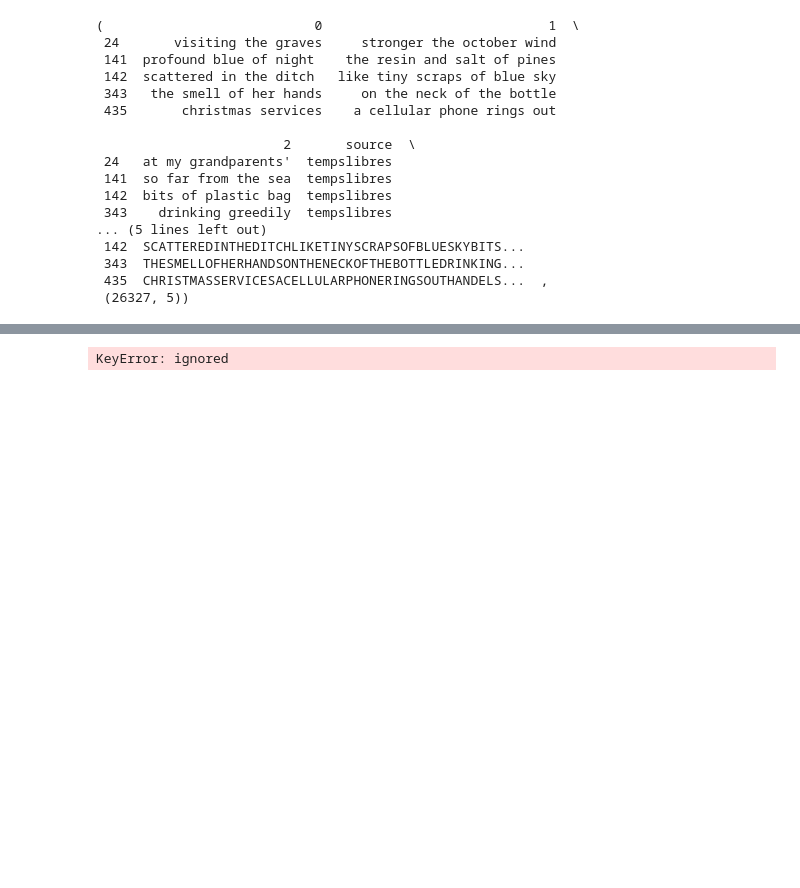
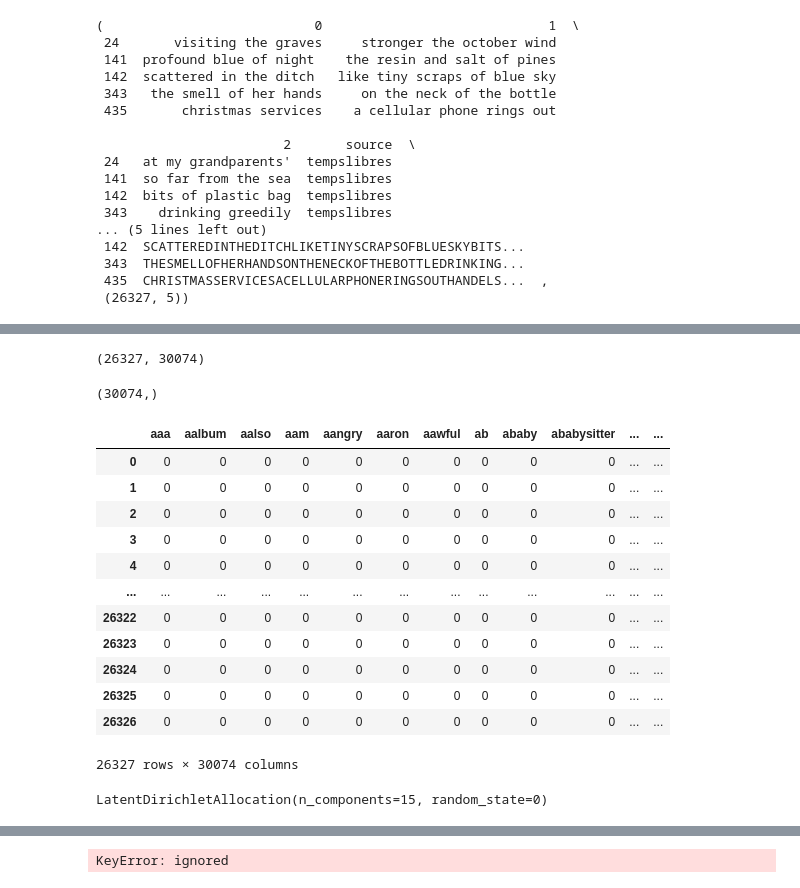
Before and after one commit to S-acharya57/Algorithmic-Poem-Generation, a Jupyter notebook: Algorithmic_Poem_Generation_Preprocessing.ipynb, the cells around one changed output, grey strips where cells are left out. Drawn from its saved outputs; the diff is of its cells as text; code cells hidden in the pictures; blank space fills up the shorter version.

```diff
--- a/Algorithmic_Poem_Generation_Preprocessing.ipynb
+++ b/Algorithmic_Poem_Generation_Preprocessing.ipynb
@@ -209,0 +274,28 @@ df.head(), df.shape
+# %%
+def preprocess_texts(one_line_poem):
+    """Preprocess the one_line_poem."""
+
+    # Break text into words
+    #Ignoring numbers and symbols, so only lower case and upper case alphabets
+    # the length of character has to be minimum of 3
+    tokenizer = RegexpTokenizer(r'[A-Za-z]{3,}')
+
+    # separation of one_line poem based on the tokenizer above
+    words = tokenizer.tokenize(one_line_poem)
+
+
+    # Tag words with Parts of Speech (POS) tags
+    # J is for adjectives, N is for nouns, R is for adverbs, V is for verbs
+    # required for identifying the grammatical properties of each word
+    tag_mapping = {'J': 'a', 'N': 'n', 'R': 'r', 'V': 'v'}
+    tagged_words = pos_tag(words)
+
+    # Lowercase and lemmatize considering its POS tag and lowercasing it.
+    # Using the tag_mapping to map POS tags obtained to those expected by the lemmatizer.
+    lemmatizer = WordNetLemmatizer()
+    lemmatized = [lemmatizer.lemmatize(word.lower(), pos=tag_mapping.get(tag[0], 'v')) for word, tag in tagged_words]
+
+    # Remove stopwords
+    cleaned_words = [word for word in lemmatized if word not in stop_words]
+
+    return cleaned_words
@@ -209,0 +309,29 @@ df.head(), df.shape
+# %%
+count_vectorizer = CountVectorizer(analyzer=preprocess_texts)
+poem_matrix = count_vectorizer.fit_transform(document)
+print(poem_matrix.shape)
+# %% [output]
+(26327, 30074)
+# %%
+feature_names = count_vectorizer.get_feature_names_out()
+feature_names.shape
+# %% [output]
+(30074,)
+# %%
+# the count of appearance of words in the corresponding poems represented in each rows
+pd.DataFrame.sparse.from_spmatrix(poem_matrix,
+                                  columns=feature_names)
+# %% [output]
+|  | aaa | aalbum | aalso | aam | aangry | aaron | aawful | ab | ababy | ababysitter | ... | ... |
+| 0 | 0 | 0 | 0 | 0 | 0 | 0 | 0 | 0 | 0 | 0 | ... | ... |
+| 1 | 0 | 0 | 0 | 0 | 0 | 0 | 0 | 0 | 0 | 0 | ... | ... |
+| 2 | 0 | 0 | 0 | 0 | 0 | 0 | 0 | 0 | 0 | 0 | ... | ... |
+| 3 | 0 | 0 | 0 | 0 | 0 | 0 | 0 | 0 | 0 | 0 | ... | ... |
+| 4 | 0 | 0 | 0 | 0 | 0 | 0 | 0 | 0 | 0 | 0 | ... | ... |
+| ... | ... | ... | ... | ... | ... | ... | ... | ... | ... | ... | ... | ... |
+| 26322 | 0 | 0 | 0 | 0 | 0 | 0 | 0 | 0 | 0 | 0 | ... | ... |
+| 26323 | 0 | 0 | 0 | 0 | 0 | 0 | 0 | 0 | 0 | 0 | ... | ... |
+| 26324 | 0 | 0 | 0 | 0 | 0 | 0 | 0 | 0 | 0 | 0 | ... | ... |
+| 26325 | 0 | 0 | 0 | 0 | 0 | 0 | 0 | 0 | 0 | 0 | ... | ... |
+| 26326 | 0 | 0 | 0 | 0 | 0 | 0 | 0 | 0 | 0 | 0 | ... | ... |
+26327 rows × 30074 columns
@@ -209,0 +347,5 @@ df.head(), df.shape
+# %%
+lda = LatentDirichletAllocation(n_components=15, random_state=0)
+lda.fit(poem_matrix)
+# %% [output]
+LatentDirichletAllocation(n_components=15, random_state=0)
```
Also changed, not shown: parts of 23 cells of this notebook.
